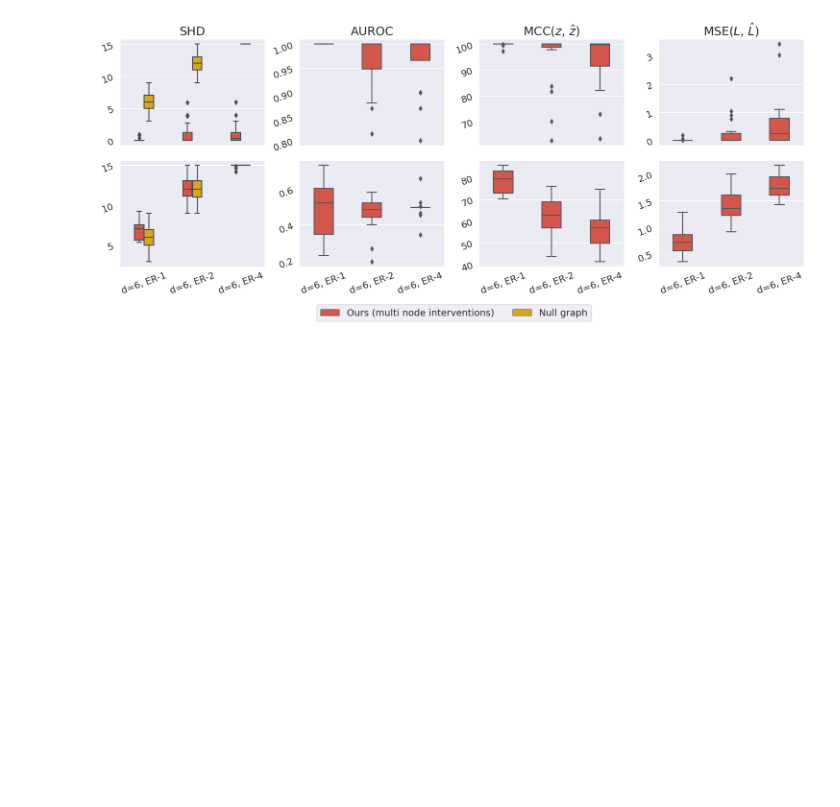
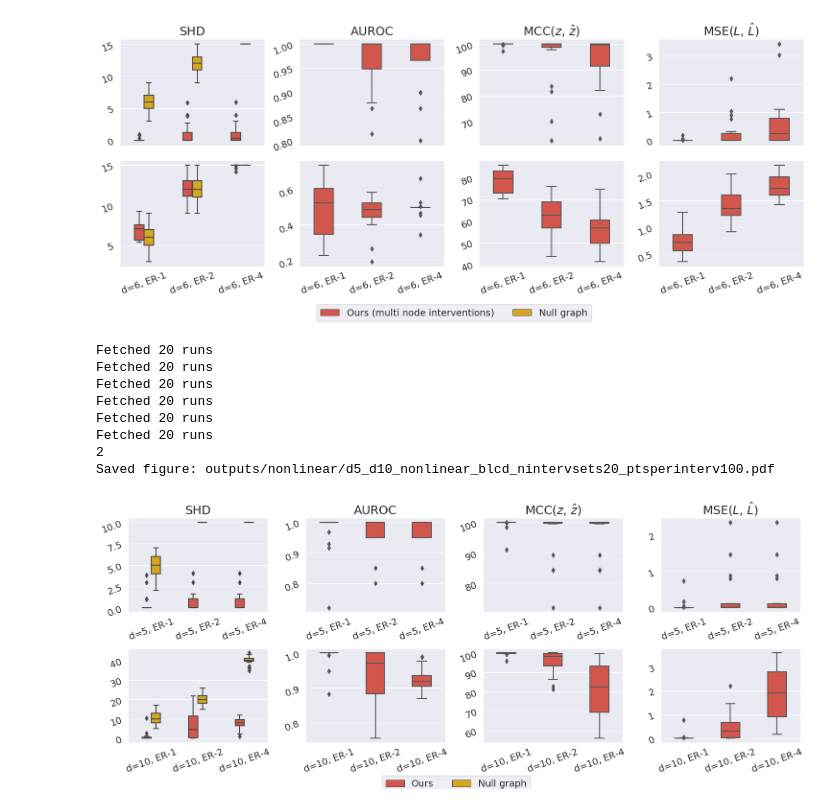
Before and after one commit to jithendaraa/structure-learning, a Jupyter notebook: plotters/boxplot.ipynb, the cells around one changed output. Saved outputs shown, nothing was run; the diff lists cells and outputs as text; code cells hidden in the pictures; blank space fills up the shorter version.

```diff
--- a/plotters/boxplot.ipynb
+++ b/plotters/boxplot.ipynb
@@ -428,3 +428,42 @@ Fetched 20 runs
 Fetched 20 runs
 Saved figure: d6_nonlinear_dbcd_metrics.pdf
 [figure]
+# %%
+exp_config = {
+    'exp_name': 'Decoder BCD multi interventional learn L (nonlinear projection)',
+    'num_nodes': 10,
+    'exp_edges': 1.0,
+    'pts_per_interv': 100,
+    'n_interv_sets': 20,
+}
+
+reqd_keys = [   'Evaluations/SHD',
+                'Evaluations/AUROC',
+                'Evaluations/MCC',
+                'L_MSE' ]
+
+fname = f'outputs/nonlinear/d5_d10_nonlinear_blcd_nintervsets{exp_config["n_interv_sets"]}_ptsperinterv{exp_config["pts_per_interv"]}.pdf'
+
+d = [5, 10]
+exp_edges_list = [1.0, 2.0, 4.0]
+exp_names_list = [
+    ['Decoder BCD multi interventional learn L (nonlinear projection)'],
+    ['Decoder BCD multi interventional learn L (nonlinear projection)']
+]
+
+nonlinear_blcd_df = get_boxplot_d(d, exp_names_list,
+                                exp_config,
+                                reqd_keys,
+                                exp_edges_list,
+                                fname,
+                                bbox_to_anchor=[0.5, -0.027])
+# %% [output]
+Fetched 20 runs
+Fetched 20 runs
+Fetched 20 runs
+Fetched 20 runs
+Fetched 20 runs
+Fetched 20 runs
+2
+Saved figure: outputs/nonlinear/d5_d10_nonlinear_blcd_nintervsets20_ptsperinterv100.pdf
+[figure, added]
```
Also changed, not shown: parts of 13 cells of this notebook, 42 other files.
